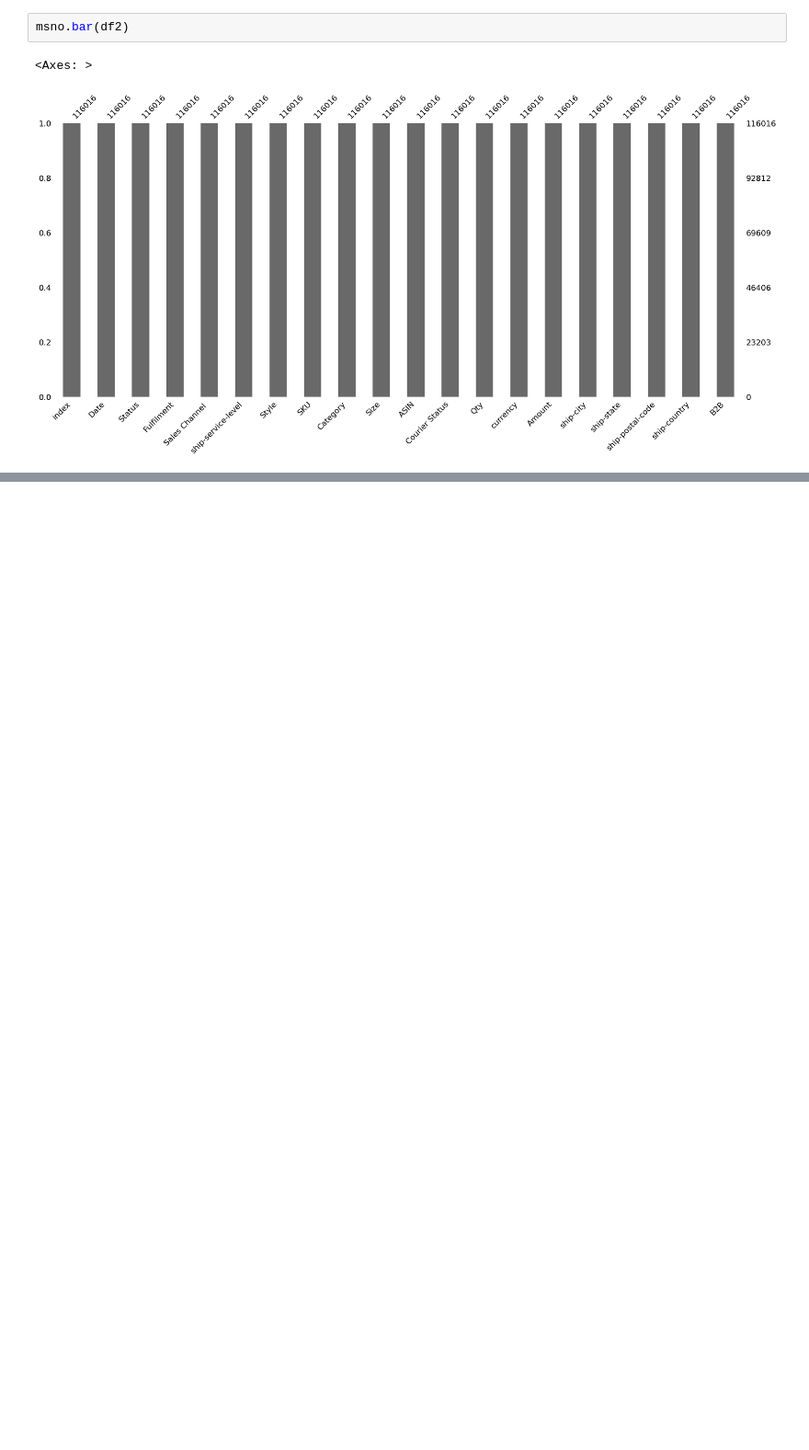
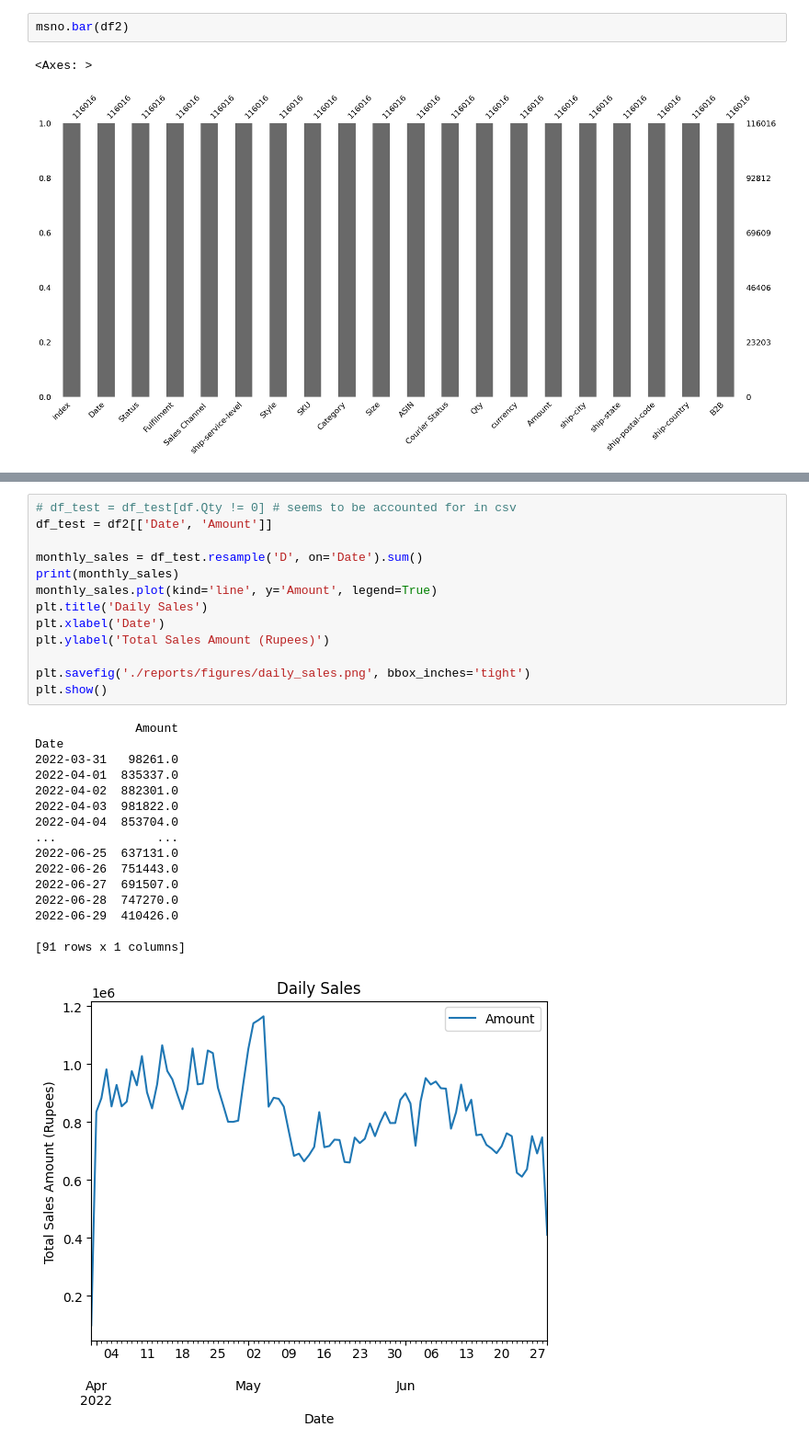
Before and after one commit to khangwen/data-analysis-project, a Jupyter notebook: notebooks/sales_analysis.ipynb, the cells around one changed output, grey strips where cells are left out. Shown at 92% size. Drawn from its saved outputs; the diff is of its cells as text; blank space fills up the shorter version.

```diff
--- a/notebooks/sales_analysis.ipynb
+++ b/notebooks/sales_analysis.ipynb
@@ -111,0 +140,30 @@ msno.bar(df2)
+# %%
+# df_test = df_test[df.Qty != 0] # seems to be accounted for in csv
+df_test = df2[['Date', 'Amount']]
+
+monthly_sales = df_test.resample('D', on='Date').sum()
+print(monthly_sales)
+monthly_sales.plot(kind='line', y='Amount', legend=True)
+plt.title('Daily Sales')
+plt.xlabel('Date')
+plt.ylabel('Total Sales Amount (Rupees)')
+
+plt.savefig('./reports/figures/daily_sales.png', bbox_inches='tight')
+plt.show()
+# %% [output]
+              Amount
+Date
+2022-03-31   98261.0
+2022-04-01  835337.0
+2022-04-02  882301.0
+2022-04-03  981822.0
+2022-04-04  853704.0
+...              ...
+2022-06-25  637131.0
+2022-06-26  751443.0
+2022-06-27  691507.0
+2022-06-28  747270.0
+2022-06-29  410426.0
+
+[91 rows x 1 columns]
+[figure, added]
```
Also changed, not shown: parts of 10 cells of this notebook, 7 other files.
